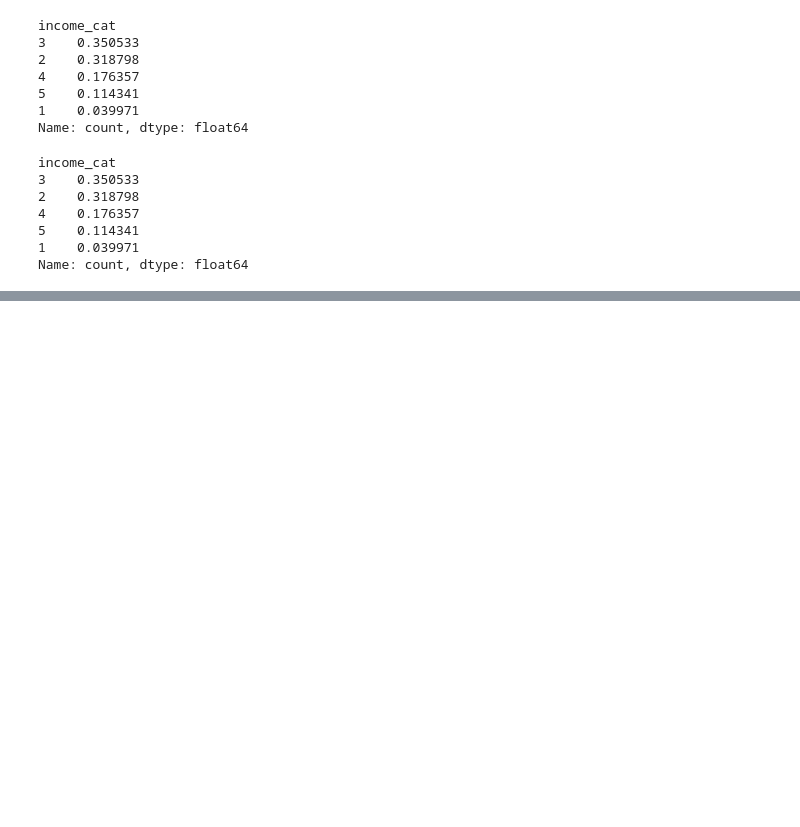
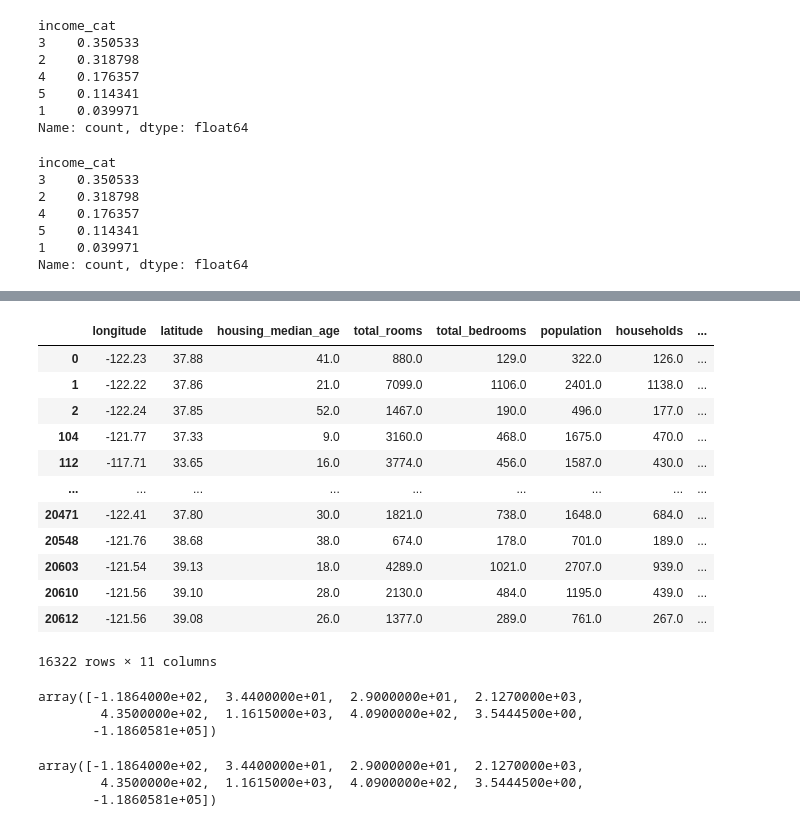
Before and after one commit to yousefosama736/hands-on-machine-learning, a Jupyter notebook: Untitled-1.ipynb, the cells around one changed output, grey strips where cells are left out. Cells and saved outputs as stored; diff of their text form; code cells hidden in the pictures; blank space fills up the shorter version.

```diff
--- a/Untitled-1.ipynb
+++ b/Untitled-1.ipynb
@@ -192,0 +331,37 @@ for set_ in (strat_train_set, strat_test_set):
+# %%
+from sklearn.experimental import enable_iterative_imputer
+from sklearn.impute import IterativeImputer
+
+imputer = IterativeImputer(random_state=42)
+imputed = imputer.fit_transform(housing_numeric)
+housing_numeric_imputed = pd.DataFrame(imputed, columns=housing_numeric.columns, index=housing_numeric.index)
+
+housing_prepared = housing_numeric_imputed.join(housing_categorical)
+# %%
+housing_prepared
+# %% [output]
+|  | longitude | latitude | housing_median_age | total_rooms | total_bedrooms | population | households | ... |
+| 0 | -122.23 | 37.88 | 41.0 | 880.0 | 129.0 | 322.0 | 126.0 | ... |
+| 1 | -122.22 | 37.86 | 21.0 | 7099.0 | 1106.0 | 2401.0 | 1138.0 | ... |
+| 2 | -122.24 | 37.85 | 52.0 | 1467.0 | 190.0 | 496.0 | 177.0 | ... |
+| 104 | -121.77 | 37.33 | 9.0 | 3160.0 | 468.0 | 1675.0 | 470.0 | ... |
+| 112 | -117.71 | 33.65 | 16.0 | 3774.0 | 456.0 | 1587.0 | 430.0 | ... |
+| ... | ... | ... | ... | ... | ... | ... | ... | ... |
+| 20471 | -122.41 | 37.80 | 30.0 | 1821.0 | 738.0 | 1648.0 | 684.0 | ... |
+| 20548 | -121.76 | 38.68 | 38.0 | 674.0 | 178.0 | 701.0 | 189.0 | ... |
+| 20603 | -121.54 | 39.13 | 18.0 | 4289.0 | 1021.0 | 2707.0 | 939.0 | ... |
+| 20610 | -121.56 | 39.10 | 28.0 | 2130.0 | 484.0 | 1195.0 | 439.0 | ... |
+| 20612 | -121.56 | 39.08 | 26.0 | 1377.0 | 289.0 | 761.0 | 267.0 | ... |
+16322 rows × 11 columns
+# %%
+imputer.statistics_
+# %% [output]
+array([-1.1864000e+02,  3.4400000e+01,  2.9000000e+01,  2.1270000e+03,
+        4.3500000e+02,  1.1615000e+03,  4.0900000e+02,  3.5444500e+00,
+       -1.1860581e+05])
+# %%
+housing_numeric.median().values
+# %% [output]
+array([-1.1864000e+02,  3.4400000e+01,  2.9000000e+01,  2.1270000e+03,
+        4.3500000e+02,  1.1615000e+03,  4.0900000e+02,  3.5444500e+00,
+       -1.1860581e+05])
```
Also changed, not shown: parts of 15 cells of this notebook, 1 other file.
